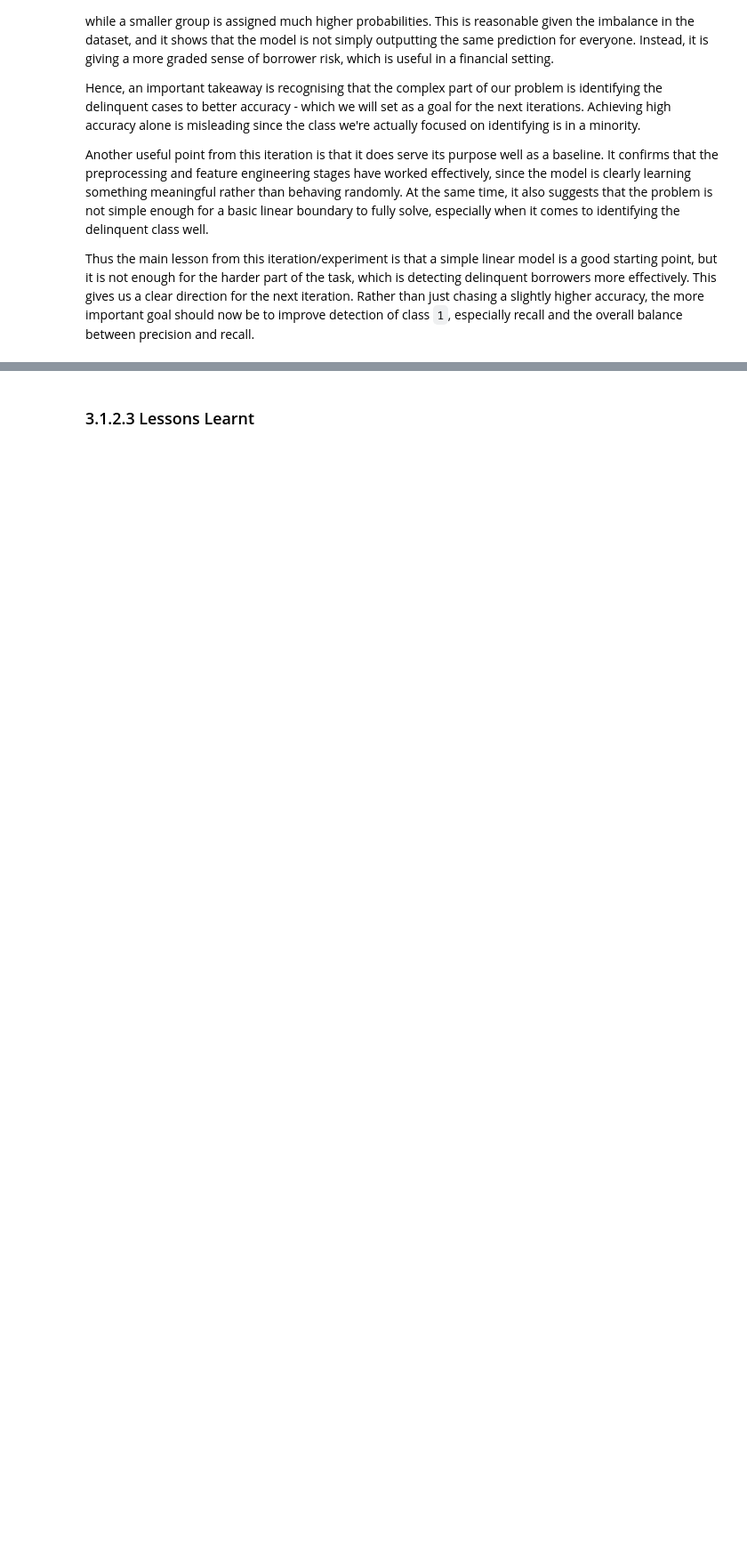
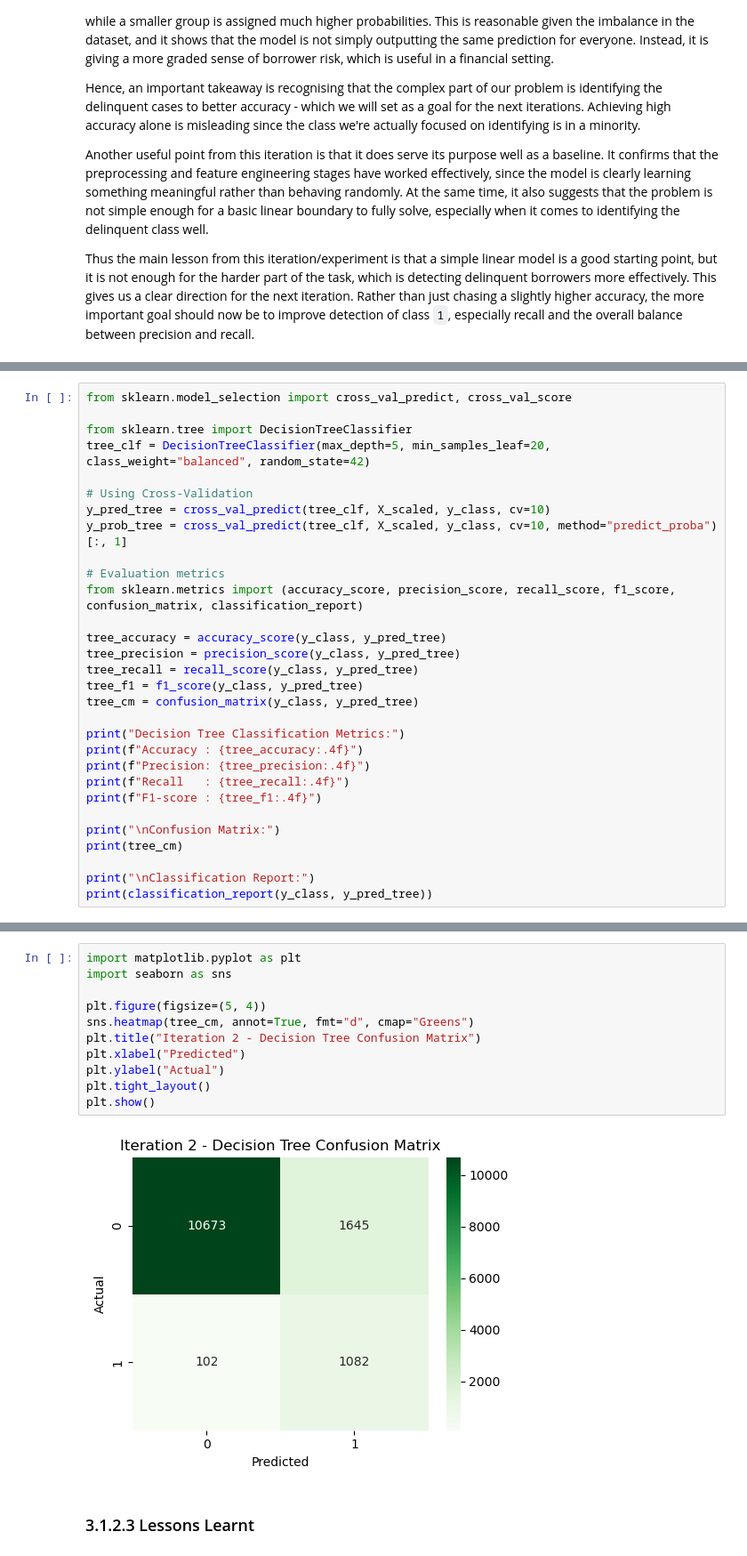
Before and after one commit to hussainu5/ML-QuAM, a Jupyter notebook: QuAM_report.ipynb, the cells around one changed output, grey strips where cells are left out. Shown at 89% size. Drawn from its saved outputs; the diff is of its cells as text; blank space fills up the shorter version.

Commit message:
QuAM Report Notebook

```diff
--- a/QuAM_report.ipynb
+++ b/QuAM_report.ipynb
@@ -320,0 +345,30 @@ Thus the main lesson from this iteration/experiment is that a simple linear mode
+# %%
+from sklearn.model_selection import cross_val_predict, cross_val_score
+
+from sklearn.tree import DecisionTreeClassifier
+tree_clf = DecisionTreeClassifier(max_depth=5, min_samples_leaf=20, class_weight="balanced", random_state=42)
+
+# Using Cross-Validation
+y_pred_tree = cross_val_predict(tree_clf, X_scaled, y_class, cv=10)
+y_prob_tree = cross_val_predict(tree_clf, X_scaled, y_class, cv=10, method="predict_proba")[:, 1]
+
+# Evaluation metrics
+from sklearn.metrics import (accuracy_score, precision_score, recall_score, f1_score, confusion_matrix, classification_report)
+
+tree_accuracy = accuracy_score(y_class, y_pred_tree)
+tree_precision = precision_score(y_class, y_pred_tree)
+tree_recall = recall_score(y_class, y_pred_tree)
+tree_f1 = f1_score(y_class, y_pred_tree)
+tree_cm = confusion_matrix(y_class, y_pred_tree)
+
+print("Decision Tree Classification Metrics:")
+print(f"Accuracy : {tree_accuracy:.4f}")
+print(f"Precision: {tree_precision:.4f}")
+print(f"Recall   : {tree_recall:.4f}")
+print(f"F1-score : {tree_f1:.4f}")
+
+print("\nConfusion Matrix:")
+print(tree_cm)
+
+print("\nClassification Report:")
+print(classification_report(y_class, y_pred_tree))
@@ -321,2 +453,15 @@ Thus the main lesson from this iteration/experiment is that a simple linear mode
+# %%
+import matplotlib.pyplot as plt
+import seaborn as sns
+
+plt.figure(figsize=(5, 4))
+sns.heatmap(tree_cm, annot=True, fmt="d", cmap="Greens")
+plt.title("Iteration 2 - Decision Tree Confusion Matrix")
+plt.xlabel("Predicted")
+plt.ylabel("Actual")
+plt.tight_layout()
+plt.show()
+# %% [output]
+[figure, added]
 # %% [markdown]
 ### <font color='dark orange'> 3.1.2.3 Lessons Learnt </font>
```
Also changed, not shown: parts of 60 cells of this notebook.
